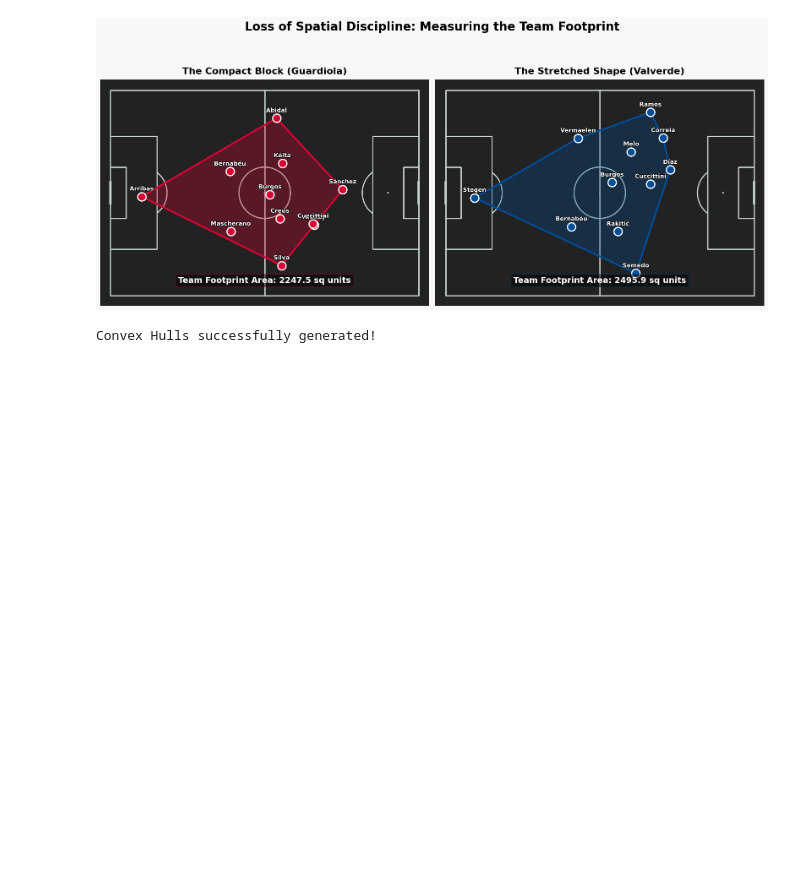
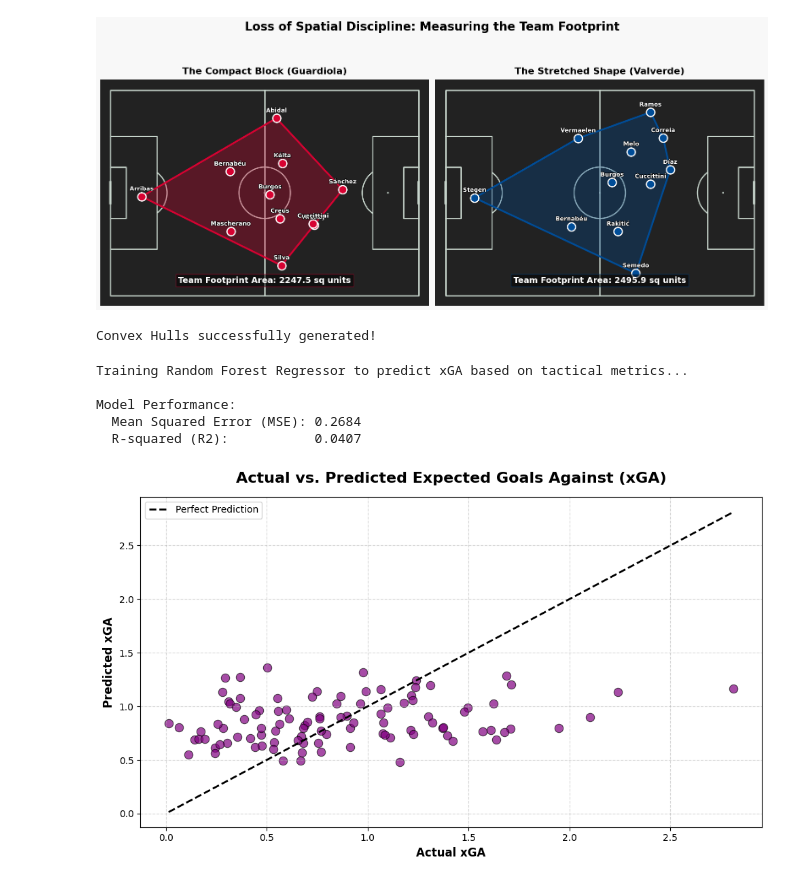
Before and after one commit to Vahe03/Tactical_analysis, a Jupyter notebook: tactical_analysis.ipynb, the cells around one changed output. Cells and saved outputs as stored; diff of their text form; code cells hidden in the pictures; blank space fills up the shorter version.

Commit message:
Random Forest and SHAP Analysis added

```diff
--- a/tactical_analysis.ipynb
+++ b/tactical_analysis.ipynb
@@ -514,3 +546,78 @@ print("Convex Hulls successfully generated!")
 Calculating Spatial Compactness (Convex Hulls)...
 [figure]
 Convex Hulls successfully generated!
+# %%
+# Cell 9: Predictive Modeling - Random Forest Regression
+import pandas as pd
+import numpy as np
+import matplotlib.pyplot as plt
+import seaborn as sns
+from sklearn.model_selection import train_test_split
+from sklearn.ensemble import RandomForestRegressor
+from sklearn.metrics import mean_squared_error, r2_score
+
+print("Training Random Forest Regressor to predict xGA based on tactical metrics...\n")
+
+# 1. Load Regression Data
+# Ensure your CSV is located in the same directory as the notebook
+df = pd.read_csv("barca_tactical_regression_data.csv")
+
+# 2. Define Features (X) and Target (y)
+features = [
+    'ppda',
+    'defensive_line',
+    'convex_hull_area',
+    'high_turnover_pct',
+    'successful_passes'
+]
+target = 'xga'
+
+# Drop missing values to ensure the model trains cleanly
+df_clean = df.dropna(subset=features + [target])
+
+X = df_clean[features]
+y = df_clean[target]
+
+# 3. Train-Test Split
+X_train, X_test, y_train, y_test = train_test_split(X, y, test_size=0.2, random_state=42)
+
+# 4. Train the Random Forest Model
+rf_model = RandomForestRegressor(n_estimators=200, max_depth=10, random_state=42, n_jobs=-1)
+rf_model.fit(X_train, y_train)
+
+# 5. Make Predictions
+y_pred = rf_model.predict(X_test)
+
+# 6. Evaluate the Model
+mse = mean_squared_error(y_test, y_pred)
+r2 = r2_score(y_test, y_pred)
+
+print(f"Model Performance:")
+print(f"  Mean Squared Error (MSE): {mse:.4f}")
+print(f"  R-squared (R2):           {r2:.4f}\n")
+
+# 7. Visualize Actual vs. Predicted xGA
+plt.figure(figsize=(10, 6))
+sns.scatterplot(x=y_test, y=y_pred, alpha=0.7, color='purple', s=80, edgecolor='black')
+
+# Add ideal 1-to-1 trendline for reference
+min_val = min(y_test.min(), y_pred.min())
+max_val = max(y_test.max(), y_pred.max())
+plt.plot([min_val, max_val], [min_val, max_val], color='black', linestyle='--', linewidth=2, label='Perfect Prediction')
+
+plt.title("Actual vs. Predicted Expected Goals Against (xGA)", fontsize=16, fontweight='bold', pad=15)
+plt.xlabel("Actual xGA", fontsize=12, fontweight='bold')
+plt.ylabel("Predicted xGA", fontsize=12, fontweight='bold')
+plt.legend()
+plt.grid(True, linestyle='--', alpha=0.5)
+
+plt.tight_layout()
+plt.savefig("Thesis_Fig_RF_Actual_vs_Predicted.png", dpi=300, bbox_inches='tight')
+plt.show()
+# %% [output]
+Training Random Forest Regressor to predict xGA based on tactical metrics...
+
+Model Performance:
+  Mean Squared Error (MSE): 0.2684
+  R-squared (R2):           0.0407
+[figure, added]
```
Also changed, not shown: parts of 5 cells of this notebook, 4 other files.
